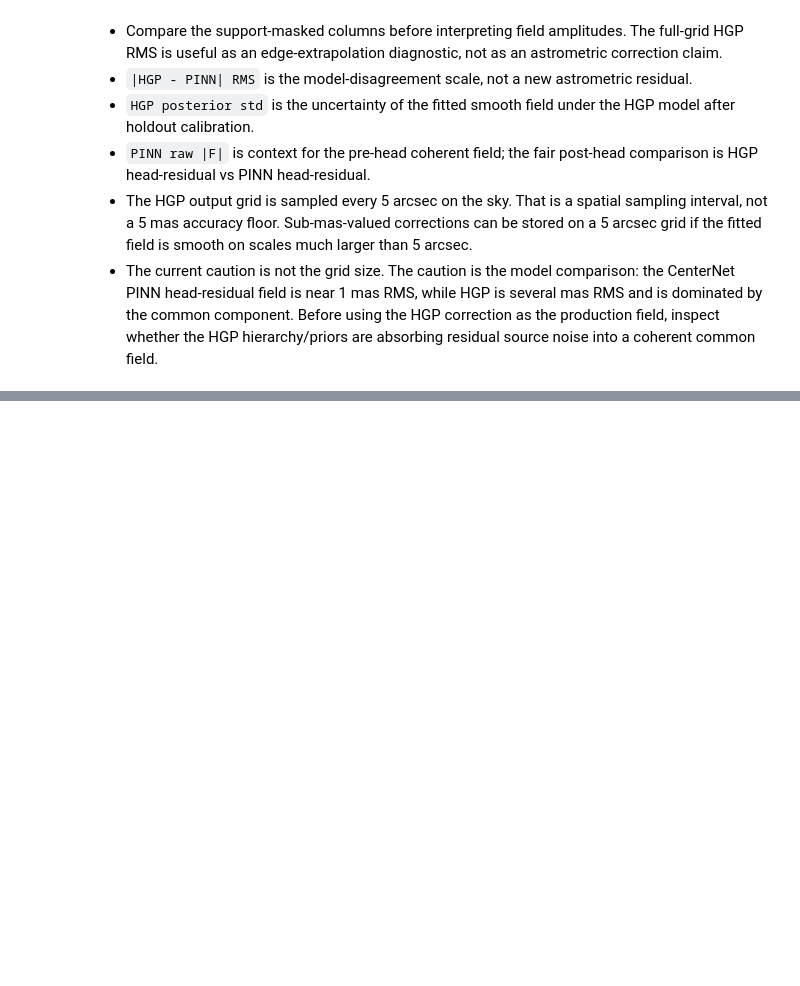
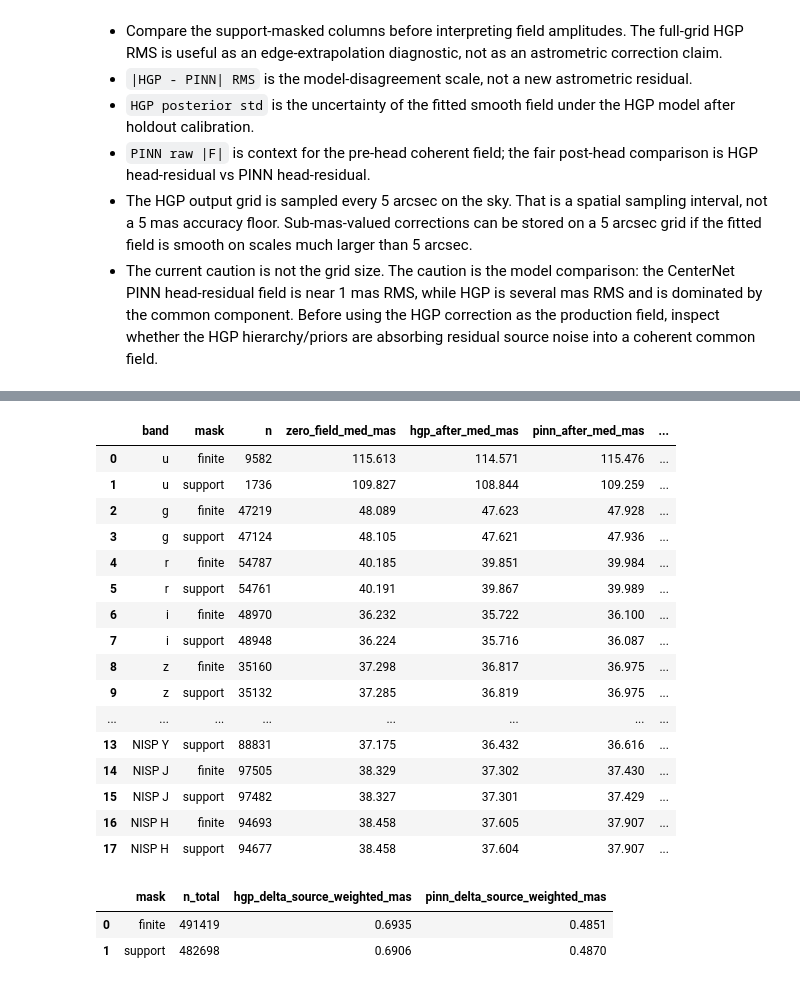
Before and after one commit to xoubish/JAISP, a Jupyter notebook: io/12_astrometry_hgp_vs_pinn.ipynb, the cells around one changed output, grey strips where cells are left out. Drawn from its saved outputs; the diff is of its cells as text; code cells hidden in the pictures; blank space fills up the shorter version.

```diff
--- a/io/12_astrometry_hgp_vs_pinn.ipynb
+++ b/io/12_astrometry_hgp_vs_pinn.ipynb
@@ -524,0 +667,79 @@ display(pd.DataFrame(weighted).round(4))
+# %%
+if have_raw_hgp():
+    anchor_raw_rows = []
+    with fits.open(HGP_RAW_FITS, memmap=True) as hgp_raw, \
+         fits.open(PINN_RAW_FITS, memmap=True) as pinn_raw:
+        for band in BANDS:
+            key = BAND_KEY[band]
+            ra = anchors[f'{key}_ra']
+            dec = anchors[f'{key}_dec']
+            off = anchors[f'{key}_raw'].astype(np.float64)
+            hgp_pred = sample_field_pair(hgp_raw, band, ra, dec)
+            pinn_pred = sample_field_pair(pinn_raw, band, ra, dec)
+            hgp_std = sample_field_pair(hgp_raw, band, ra, dec, suffix='_STD')
+            hgp_dist = sample_image_at_world(hgp_raw['COVERAGE'], ra, dec)
+            pinn_dist = sample_image_at_world(pinn_raw['COVERAGE'], ra, dec)
+            finite = (
+                np.isfinite(off).all(axis=1)
+                & np.isfinite(hgp_pred).all(axis=1)
+                & np.isfinite(pinn_pred).all(axis=1)
+                & np.isfinite(hgp_std).all(axis=1)
+                & np.isfinite(hgp_dist) & np.isfinite(pinn_dist)
+            )
+            finite &= amp_mas(off[:, 0], off[:, 1]) < 200.0
+            support = finite & (hgp_dist <= MAX_NEAREST_ANCHOR_ARCSEC) & (pinn_dist <= MAX_NEAREST_ANCHOR_ARCSEC)
+            support &= amp_mas(hgp_std[:, 0], hgp_std[:, 1]) <= MAX_HGP_STD_RADIAL_MAS
+            for name, mask in [('finite', finite), ('support', support)]:
+                if not mask.any():
+                    continue
+                zero = amp_mas(off[mask, 0], off[mask, 1])
+                after_hgp = amp_mas(off[mask, 0] - hgp_pred[mask, 0], off[mask, 1] - hgp_pred[mask, 1])
+                after_pinn = amp_mas(off[mask, 0] - pinn_pred[mask, 0], off[mask, 1] - pinn_pred[mask, 1])
+                anchor_raw_rows.append({
+                    'band': BAND_LABEL[band],
+                    'mask': name,
+                    'n': int(mask.sum()),
+                    'zero_field_med_mas': float(np.nanmedian(zero)),
+                    'hgp_after_med_mas': float(np.nanmedian(after_hgp)),
+                    'pinn_after_med_mas': float(np.nanmedian(after_pinn)),
+                    'hgp_delta_med_mas': float(np.nanmedian(zero) - np.nanmedian(after_hgp)),
+                    'pinn_delta_med_mas': float(np.nanmedian(zero) - np.nanmedian(after_pinn)),
+                    'hgp_field_med_mas': median_amp_mas(hgp_pred[:, 0], hgp_pred[:, 1], mask),
+                    'pinn_field_med_mas': median_amp_mas(pinn_pred[:, 0], pinn_pred[:, 1], mask),
+                    'hgp_std_med_mas': median_amp_mas(hgp_std[:, 0], hgp_std[:, 1], mask),
+                })
+
+    anchor_raw_df = pd.DataFrame(anchor_raw_rows)
+    display(anchor_raw_df.round(3))
+
+    weighted_raw = []
+    for mask_name, group in anchor_raw_df.groupby('mask'):
+        weights = group['n'].to_numpy()
+        weighted_raw.append({
+            'mask': mask_name,
+            'n_total': int(weights.sum()),
+            'hgp_delta_source_weighted_mas': float(np.average(group['hgp_delta_med_mas'], weights=weights)),
+            'pinn_delta_source_weighted_mas': float(np.average(group['pinn_delta_med_mas'], weights=weights)),
+        })
+    display(pd.DataFrame(weighted_raw).round(4))
+# %% [output]
+|  | band | mask | n | zero_field_med_mas | hgp_after_med_mas | pinn_after_med_mas | ... |
+| 0 | u | finite | 9582 | 115.613 | 114.571 | 115.476 | ... |
+| 1 | u | support | 1736 | 109.827 | 108.844 | 109.259 | ... |
+| 2 | g | finite | 47219 | 48.089 | 47.623 | 47.928 | ... |
+| 3 | g | support | 47124 | 48.105 | 47.621 | 47.936 | ... |
+| 4 | r | finite | 54787 | 40.185 | 39.851 | 39.984 | ... |
+| 5 | r | support | 54761 | 40.191 | 39.867 | 39.989 | ... |
+| 6 | i | finite | 48970 | 36.232 | 35.722 | 36.100 | ... |
+| 7 | i | support | 48948 | 36.224 | 35.716 | 36.087 | ... |
+| 8 | z | finite | 35160 | 37.298 | 36.817 | 36.975 | ... |
+| 9 | z | support | 35132 | 37.285 | 36.819 | 36.975 | ... |
+| ... | ... | ... | ... | ... | ... | ... | ... |
+| 13 | NISP Y | support | 88831 | 37.175 | 36.432 | 36.616 | ... |
+| 14 | NISP J | finite | 97505 | 38.329 | 37.302 | 37.430 | ... |
+| 15 | NISP J | support | 97482 | 38.327 | 37.301 | 37.429 | ... |
+| 16 | NISP H | finite | 94693 | 38.458 | 37.605 | 37.907 | ... |
+| 17 | NISP H | support | 94677 | 38.458 | 37.604 | 37.907 | ... |
+|  | mask | n_total | hgp_delta_source_weighted_mas | pinn_delta_source_weighted_mas |
+| 0 | finite | 491419 | 0.6935 | 0.4851 |
+| 1 | support | 482698 | 0.6906 | 0.4870 |
```
Also changed, not shown: parts of 12 cells of this notebook, 1 other file.
